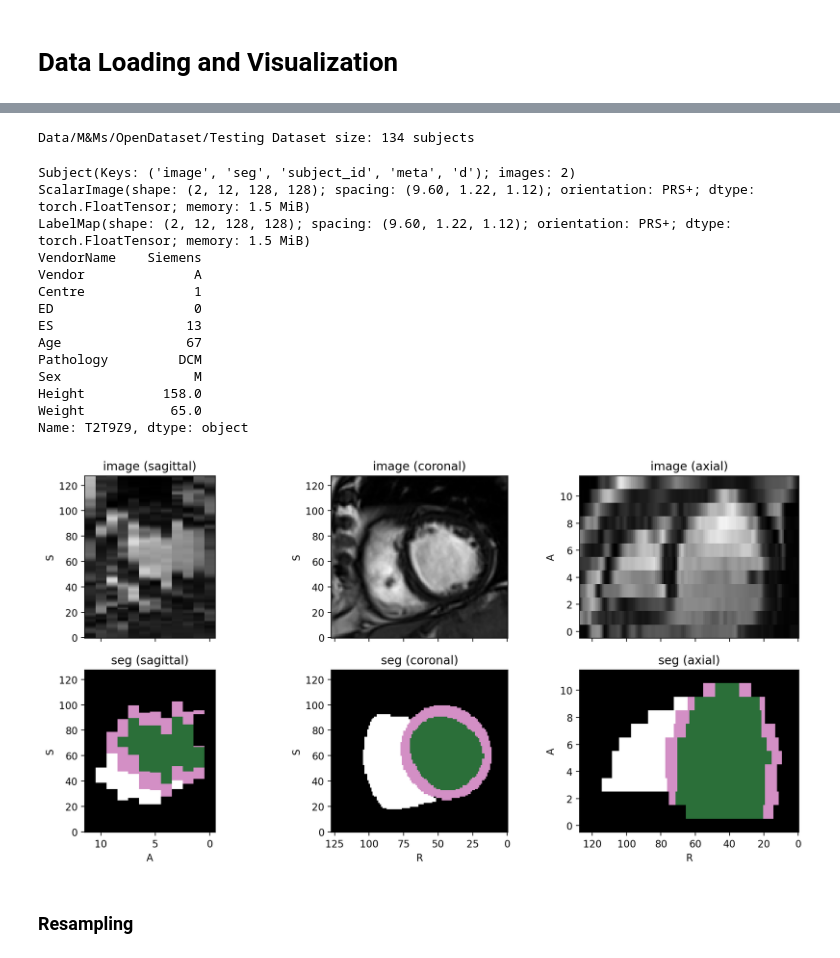
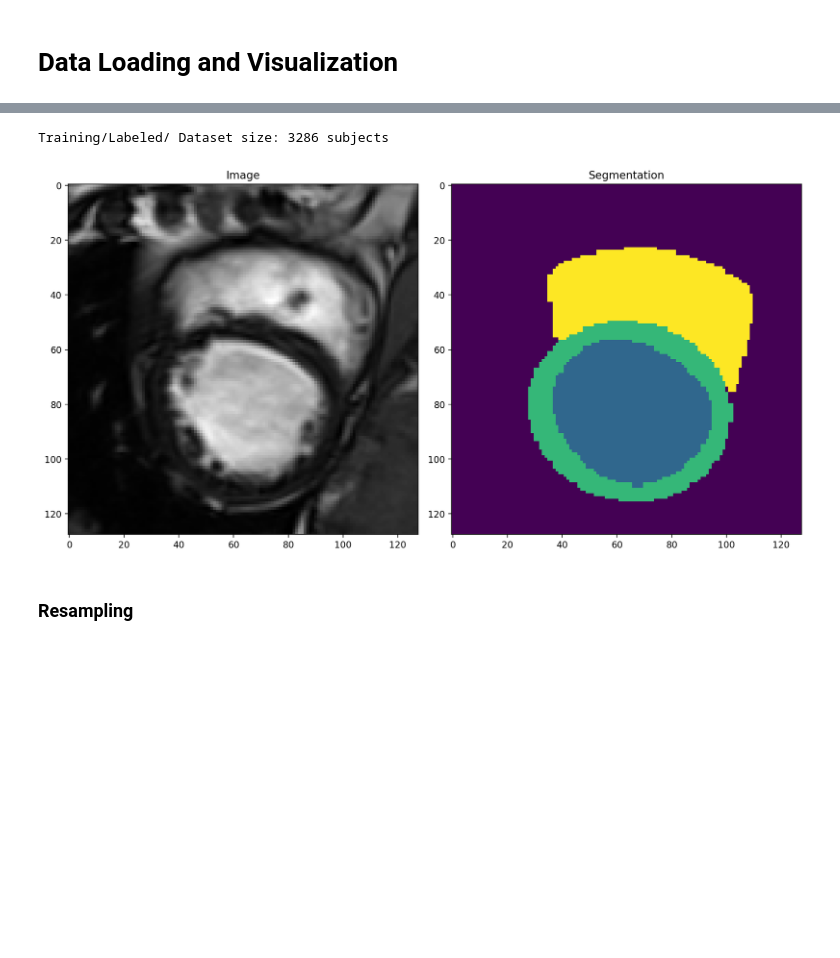
Before and after one commit to MAHDI-Imen/M-M, a Jupyter notebook: M_M.ipynb, the cells around one changed output, grey strips where cells are left out. Cells and saved outputs as stored; diff of their text form; code cells hidden in the pictures; blank space fills up the shorter version.

```diff
--- a/M_M.ipynb
+++ b/M_M.ipynb
@@ -148,40 +49,34 @@ def load_data(data_dir, metadata, subjects_ids, transform=tio.ToCanonical()):
-# %%
-transform = tio.Compose([
-tio.RescaleIntensity((0,1)),
-    tio.ToCanonical()
-])
-
-
-train_dataset = load_data("Data/M&Ms/OpenDataset/Training/Labeled", metadata, train_subjects, transform)
-valid_dataset = load_data("Data/M&Ms/OpenDataset/Validation", metadata, valid_subjects, transform)
-#E3F5U2, C8O0P2 were removed from test
-test_dataset = load_data("Data/M&Ms/OpenDataset/Testing", metadata, test_subjects, transform)
-# %% [output]
-Data/M&Ms/OpenDataset/Testing Dataset size: 134 subjects
-# %%
-# Visualize one subject
-one_subject = train_dataset[0]
-print(one_subject)
-print(one_subject.image)
-print(one_subject.seg)
-print(one_subject.meta)
-one_subject.plot(channel=0) #ED channel 0 #ES channel 1
-# %% [output]
-Subject(Keys: ('image', 'seg', 'subject_id', 'meta', 'd'); images: 2)
-ScalarImage(shape: (2, 12, 128, 128); spacing: (9.60, 1.22, 1.12); orientation: PRS+; dtype: torch.FloatTensor; memory: 1.5 MiB)
-LabelMap(shape: (2, 12, 128, 128); spacing: (9.60, 1.22, 1.12); orientation: PRS+; dtype: torch.FloatTensor; memory: 1.5 MiB)
-VendorName    Siemens
-Vendor              A
-Centre              1
-ED                  0
-ES                 13
-Age                67
-Pathology         DCM
-Sex                 M
-Height          158.0
-Weight           65.0
-Name: T2T9Z9, dtype: object
-[figure, removed]
+# %%
+DIM=2
+train_dataset = load_data("Training/Labeled/", dim=DIM)
+# # C8J7L5 was removed from valid
+# valid_dataset = load_data("Validation/", dim=DIM)
+# #E3F5U2, C8O0P2 were removed from test
+# test_dataset = load_data("Testing/", dim=DIM)
+# %% [output]
+Training/Labeled/ Dataset size: 3286 subjects
+# %%
+one_subject = train_dataset[10]
+if DIM==3:
+    # Visualize one subject
+    print(one_subject)
+    print(one_subject.image)
+    print(one_subject.seg)
+    one_subject.plot() #ED channel 0 #ES channel 1
+else:
+    # Visualize one slice
+    plt.subplot(1, 2, 1)
+    plt.imshow(one_subject.image.data.squeeze(), cmap="gray")
+    plt.title("Image")
+
+    plt.subplot(1, 2, 2)
+    plt.imshow(one_subject.seg.data.squeeze())
+    plt.title("Segmentation")
+
+    plt.tight_layout()
+    plt.show()
+# %% [output]
+[figure, added]
 # %% [markdown]
 ### Resampling
 # %%
```
Also changed, not shown: parts of 14 cells of this notebook, 4 other files.
